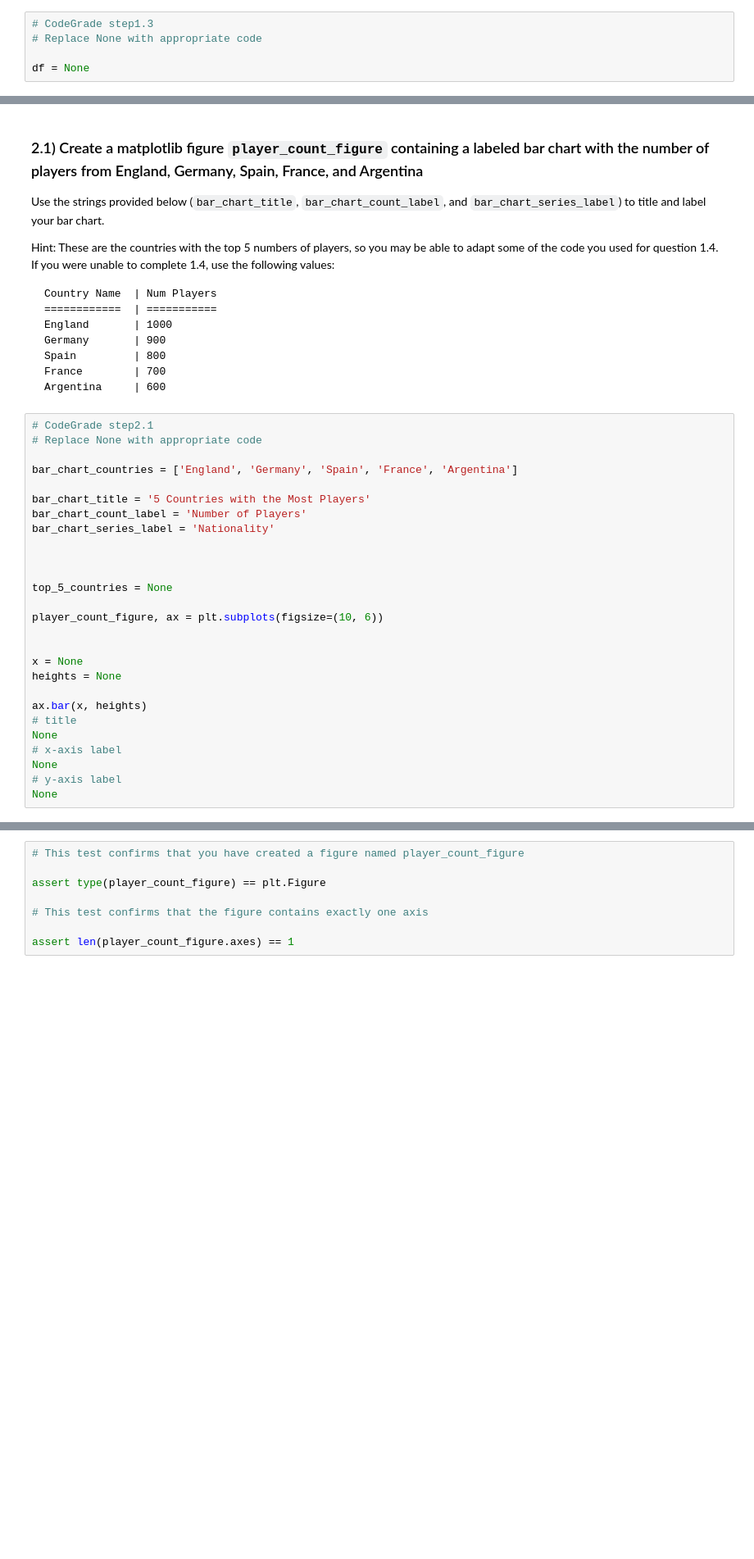
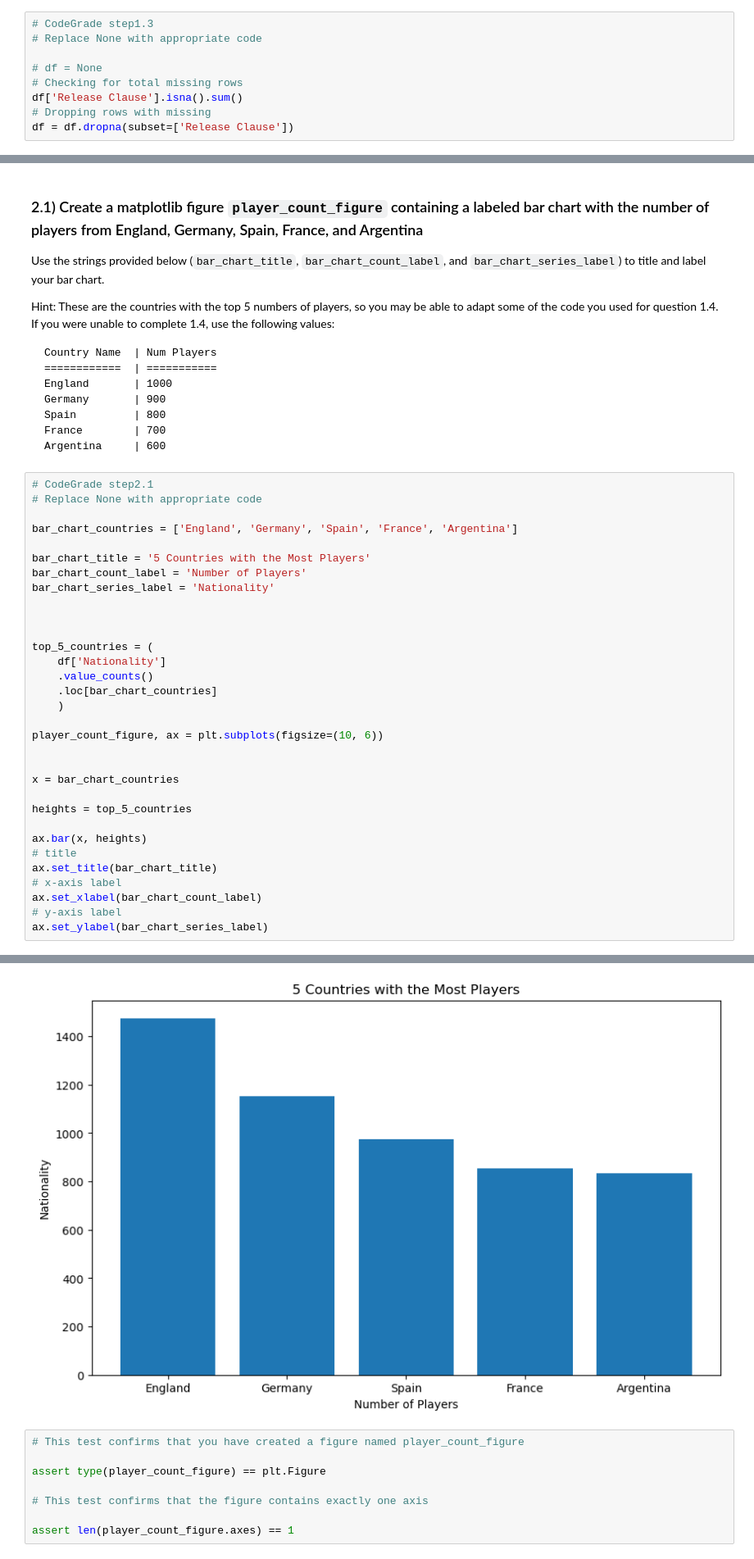
Before and after one commit to Orandifelix/Phase-1-Code-Challenge-CodeGrade, a Jupyter notebook: p1_code_challenge.ipynb, the cells around one changed output, grey strips where cells are left out. Shown at 82% size. Cells and saved outputs as stored; diff of their text form; blank space fills up the shorter version.

Commit message:
histo  showing number of  players from 5 top  countries

```diff
--- a/p1_code_challenge.ipynb
+++ b/p1_code_challenge.ipynb
@@ -63,7 +63,11 @@ Make sure that `df` remains the name of the dataset with the dropped rows.
 # CodeGrade step1.3
 # Replace None with appropriate code
 
-df = None
+# df = None
+# Checking for total missing rows
+df['Release Clause'].isna().sum()
+# Dropping rows with missing
+df = df.dropna(subset=['Release Clause'])
 # %%
 # This test confirms that your dataset has the correct number of observations after dropping
 
@@ -121,18 +128,24 @@ bar_chart_series_label = 'Nationality'
 
 
 
-top_5_countries = None
+top_5_countries = (
+    df['Nationality']
+    .value_counts()
+    .loc[bar_chart_countries]
+    )
 
 player_count_figure, ax = plt.subplots(figsize=(10, 6))
 
 
-x = None
-heights = None
+x = bar_chart_countries
+
+heights = top_5_countries
 
 ax.bar(x, heights)
 # title
-None
+ax.set_title(bar_chart_title)
 # x-axis label
-None
+ax.set_xlabel(bar_chart_count_label)
 # y-axis label
-None
+ax.set_ylabel(bar_chart_series_label)
+# %% [output]
@@ -139,3 +153,4 @@ None
+[figure, added]
 # %%
 # This test confirms that you have created a figure named player_count_figure
 
```
Also changed, not shown: parts of 2 cells of this notebook.
